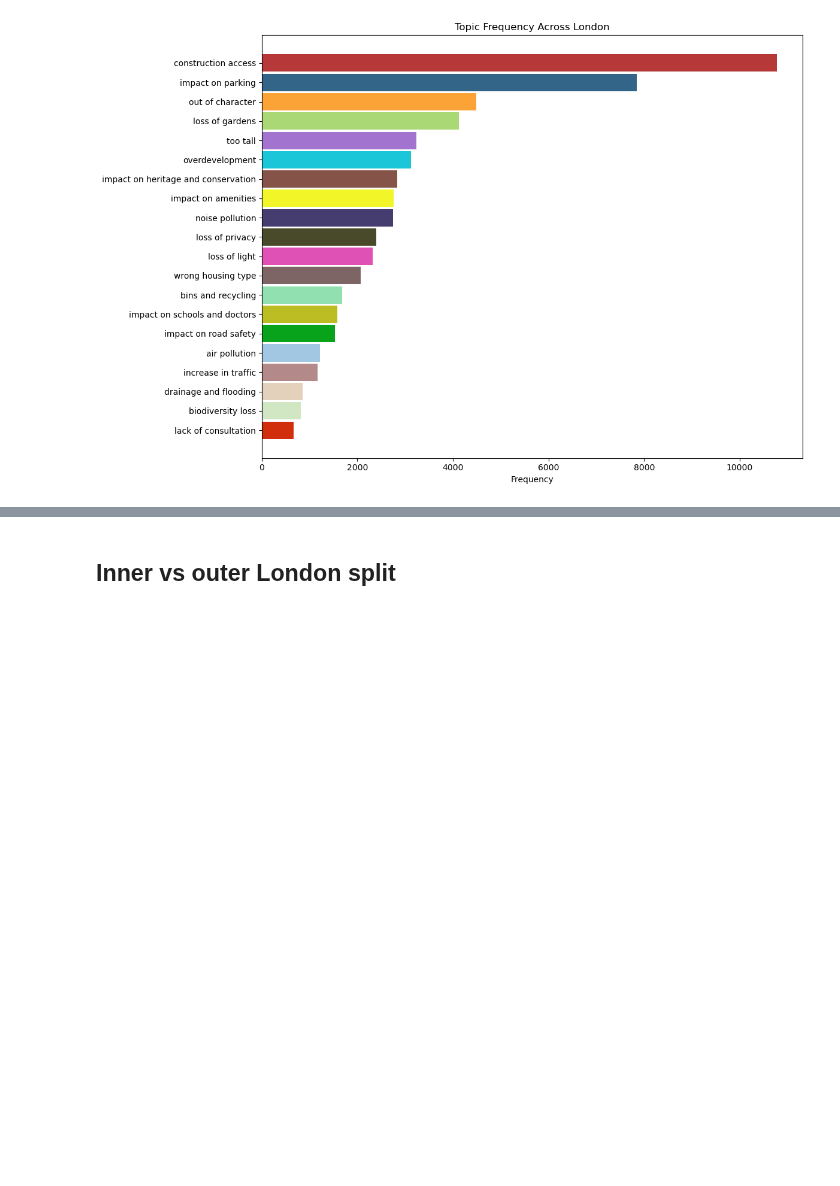
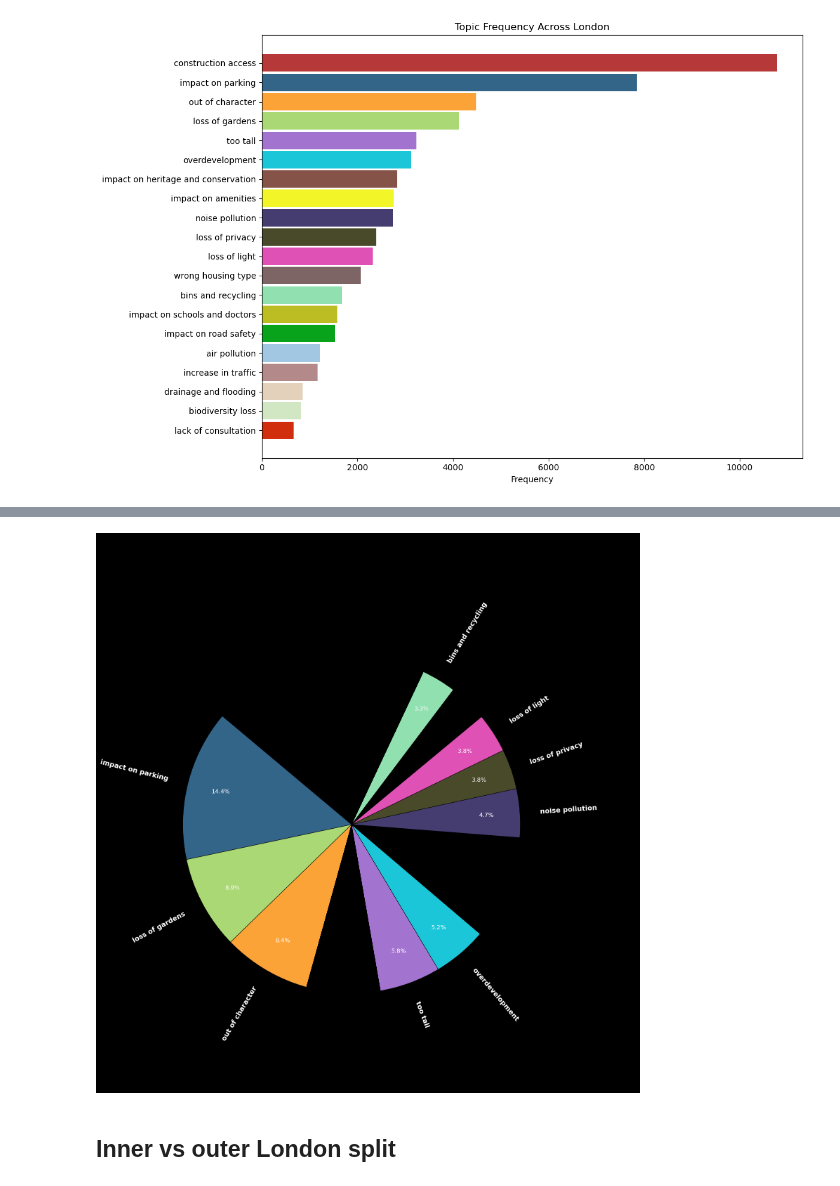
Before and after one commit to Bea-Taylor/nimby_nlp, a Jupyter notebook: notebooks/02_topic_analysis.ipynb, the cells around one changed output, grey strips where cells are left out. Saved outputs shown, nothing was run; the diff lists cells and outputs as text; code cells hidden in the pictures; blank space fills up the shorter version.

```diff
--- a/notebooks/02_topic_analysis.ipynb
+++ b/notebooks/02_topic_analysis.ipynb
@@ -116,5 +126,4 @@ plt.show()
 # %%
-
 # Topics considered 'NIMBY' — adjust this set as needed
 NIMBY_TOPIC_IDS = {
     1,   # impact on parking
@@ -133,13 +142,11 @@ NIMBY_TOPIC_IDS = {
 }
 
 _all = topic_names
-
 _top = _all.head(20).copy()
 _other_count = _all.iloc[20:]["Count"].sum()
-_other = pd.DataFrame([{"Topic": -999, "topic_group": "other", "Count": _other_count, "color": "#888888"}])
+_other = pd.DataFrame([{"Topic": -999, "topic_group": "other", "Count": _other_count, "color": "#000000"}])
 _pie_df = pd.concat([_top, _other], ignore_index=True)
 
-# Non-NIMBY wedges go black so they vanish against the background
 _colors = [
     row["color"] if row["Topic"] in NIMBY_TOPIC_IDS else "#000000"
     for _, row in _pie_df.iterrows()
@@ -154,35 +161,35 @@ wedges, texts, autotexts = ax.pie(
     colors=_colors,
     autopct="%1.1f%%",
     startangle=140,
     pctdistance=0.80,
     labeldistance=1.12,
     wedgeprops={"linewidth": 0.8, "edgecolor": "black"},
 )
 
 for text, wedge, (_, row) in zip(texts, wedges, _pie_df.iterrows()):
     mid_angle = (wedge.theta1 + wedge.theta2) / 2
     x, _ = text.get_position()
     is_nimby = row["Topic"] in NIMBY_TOPIC_IDS
     if x >= 0:
         text.set_rotation(mid_angle)
         text.set_ha("left")
     else:
         text.set_rotation(mid_angle + 180)
         text.set_ha("right")
     text.set_rotation_mode("anchor")
     text.set_color("white" if is_nimby else "black")
     text.set_fontsize(14)
     text.set_fontweight("bold")
 
 for autotext, (_, row) in zip(autotexts, _pie_df.iterrows()):
     autotext.set_color("white" if row["Topic"] in NIMBY_TOPIC_IDS else "black")
     autotext.set_fontsize(12)
 
-# ax.set_title("NIMBY Topics — Frequency Across London", color="white", fontsize=20, fontweight="bold", pad=20)
-
 plt.tight_layout()
 plt.savefig(FIGURES_DIR / "topic_frequency_pie_nimby.png", dpi=150, bbox_inches="tight", facecolor="black")
 plt.show()
+# %% [output]
+[figure, added]
 # %% [markdown]
 ## Inner vs outer London split
 # %%
```
Also changed, not shown: parts of 4 cells of this notebook, 13 other files.
